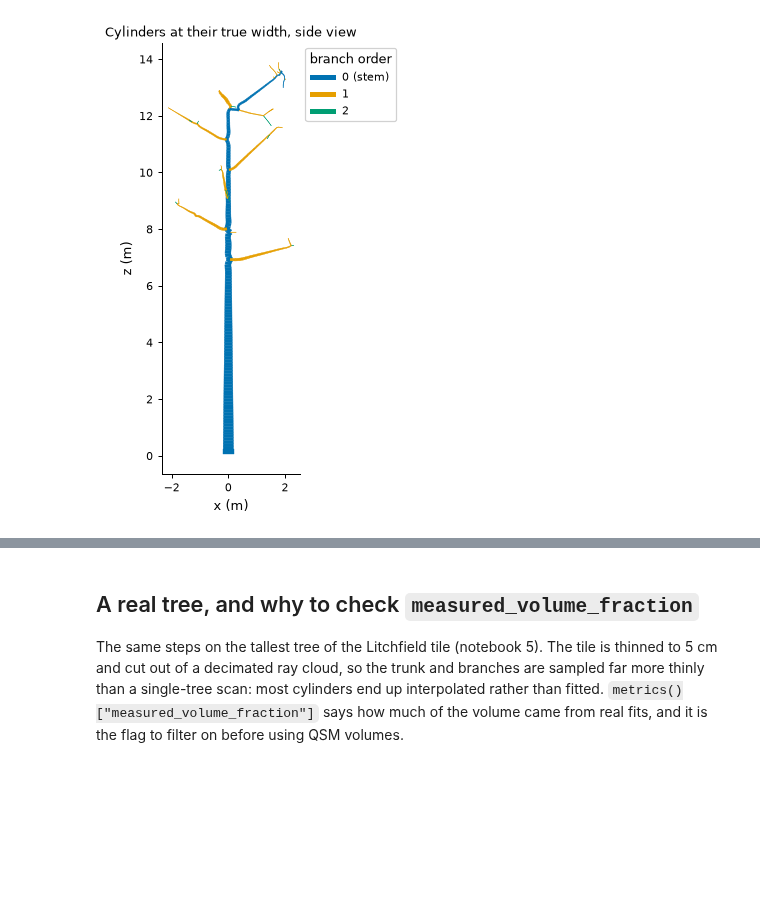
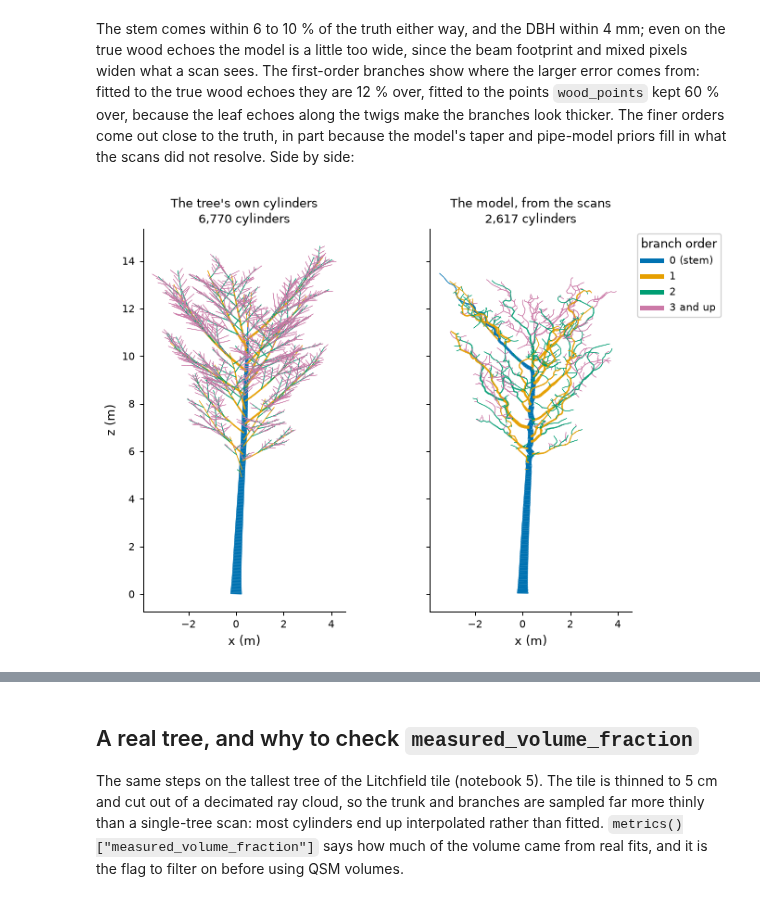
Before and after one commit to UQ-EORC/Sylva, a Jupyter notebook: docs/examples/06_qsm.ipynb, the cells around one changed output, grey strips where cells are left out. Saved outputs shown, nothing was run; the diff lists cells and outputs as text; code cells hidden in the pictures; blank space fills up the shorter version.

```diff
--- a/docs/examples/06_qsm.ipynb
+++ b/docs/examples/06_qsm.ipynb
@@ -20,8 +21,10 @@ GROUND, WOOD, LEAF, GRASS, CONTEXT = "#997A5C", "#4D2B12", "#009E73", "#E69F00",
 DIVERGING = "RdBu_r"                # for signed differences, centred on zero
 LABELS = ListedColormap(["#332288", "#88CCEE", "#44AA99", "#117733", "#999933", "#DDCC77",
                          "#CC6677", "#882255", "#AA4499"])   # tree ids and clusters: Paul Tol's muted set
-from sylva import qsm
 
-tree = synthetic.tree(dbh=0.35, height=14.0, seed=4)
-print(tree)
+from sylva import filters, leaves, qsm
+
+truth = synthetic.tree_model("broadleaf", dbh=0.35, height=14.0, seed=4)
+print(f"truth: DBH {truth.dbh:.3f} m, height {truth.height:.1f} m, wood volume {truth.qsm.total_volume:.3f} m3 "
+      f"(stem {truth.qsm.stem_volume:.3f} m3), leaf area {truth.leaf_area:.0f} m2 in {len(truth.leaves['area']):,} leaves")
 # %% [output]
@@ -28,0 +41,9 @@ PointCloud(n=79,004, attrs=['classification'])
+# %%
+parts = []
+for k, (x, y) in enumerate([(8, 0), (-4, 7), (-4, -7)]):
+    shots = synthetic.scan(truth.points, origin=(x, y, 1.5), resolution_deg=0.04, scanner="vz400",
+                           range_noise=0.005, seed=k)
+    parts.append(shots.to_pointcloud())
+tree = filters.voxel_downsample(sylva.PointCloud.concatenate(parts), 0.01)
+print(tree.without(*[a for a in tree.attrs if a not in ("classification", "range_spread")]))
+print(f"mixed pixels (hits spread over more than 5 cm in range): {np.mean(tree.attrs['range_spread'] > 0.05):.1%} of the echoes")
@@ -75,19 +123,38 @@ stem volume: model 0.579 m3, truth 0.577 m3;  DBH: model 0.337 m, truth 0.35 m
+# %% [markdown]
+The stem comes within 6 to 10 % of the truth either way, and the DBH
+within 4 mm; even on the true wood echoes the model is a little too wide,
+since the beam footprint and mixed pixels widen what a scan sees. The
+first-order branches show where the larger error comes from: fitted to the
+true wood echoes they are 12 % over, fitted to the points `wood_points` kept
+60 % over, because the leaf echoes along the twigs make the branches look
+thicker. The finer orders come out close to the truth, in part because the
+model's taper and pipe-model priors fill in what the scans did not resolve.
+Side by side:
 # %%
 from matplotlib.collections import PolyCollection
 
-# Each cylinder drawn at its true width: the outline of its side view.
-a, b = model.start[:, [0, 2]], model.end[:, [0, 2]]
-d = b - a
-n = np.c_[-d[:, 1], d[:, 0]] / np.maximum(np.hypot(*d.T), 1e-9)[:, None] * model.column("radius")[:, None]
-order = model.column("branch_order").astype(int)
-fig, ax = plt.subplots(figsize=(5, 5.5))
-colours = [f"C{min(o, 7)}" for o in order]
-ax.add_collection(PolyCollection(np.stack([a + n, b + n, b - n, a - n], axis=1),
-                                 facecolor=colours, edgecolor=colours, lw=0.3))
-ax.autoscale_view()
-for o in np.unique(order):
-    ax.plot([], [], c=f"C{min(o, 7)}", lw=4, label="0 (stem)" if o == 0 else str(o))
-ax.legend(title="branch order", loc="upper left", bbox_to_anchor=(1.0, 1.0))
-ax.set(aspect="equal", xlabel="x (m)", ylabel="z (m)", title="Cylinders at their true width, side view");
+
+ORDER_COLOURS = ["C0", "C1", "C2", "C4"]
+
+
+def side_view(m, ax):
+    # Each cylinder drawn at its true width: the outline of its side view, coloured by order.
+    a, b = m.start[:, [0, 2]], m.end[:, [0, 2]]
+    d = b - a
+    n = np.c_[-d[:, 1], d[:, 0]] / np.maximum(np.hypot(*d.T), 1e-9)[:, None] * m.column("radius")[:, None]
+    colours = [ORDER_COLOURS[min(o, 3)] for o in m.column("branch_order").astype(int)]
+    ax.add_collection(PolyCollection(np.stack([a + n, b + n, b - n, a - n], axis=1),
+                                     facecolor=colours, edgecolor=colours, lw=0.3))
+    ax.autoscale_view()
+
+
+fig, ax = plt.subplots(1, 2, figsize=(7.5, 5.5), sharex=True, sharey=True)
+for a, m, title in ((ax[0], truth.qsm, "The tree's own cylinders"), (ax[1], model, "The model, from the scans")):
+    side_view(m, a)
+    a.set(aspect="equal", xlabel="x (m)", title=f"{title}\n{len(m):,} cylinders")
+ax[0].set_ylabel("z (m)")
+for o, name in enumerate(("0 (stem)", "1", "2", "3 and up")):
+    ax[1].plot([], [], c=ORDER_COLOURS[o], lw=4, label=name)
+ax[1].legend(title="branch order", loc="upper left", bbox_to_anchor=(1.0, 1.0));
 # %% [output]
-[figure, old version]
+[figure, new version]
```
Also changed, not shown: parts of 16 cells of this notebook, 18 other files.
